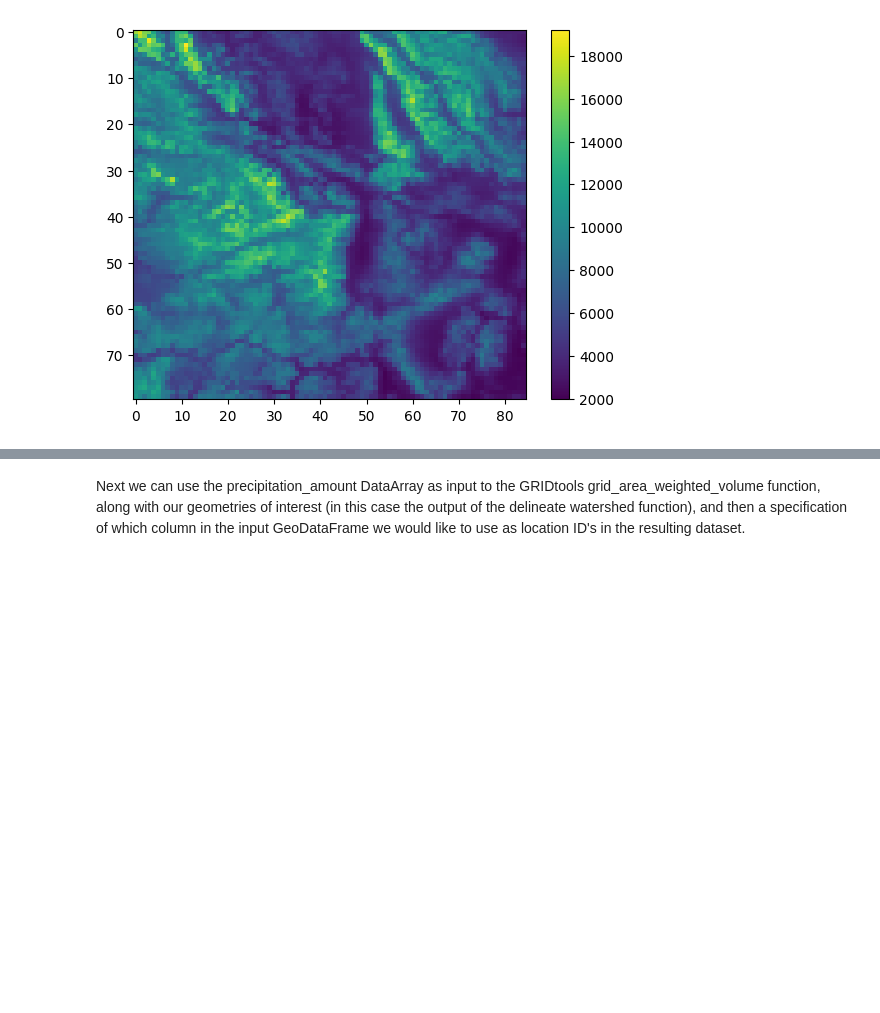
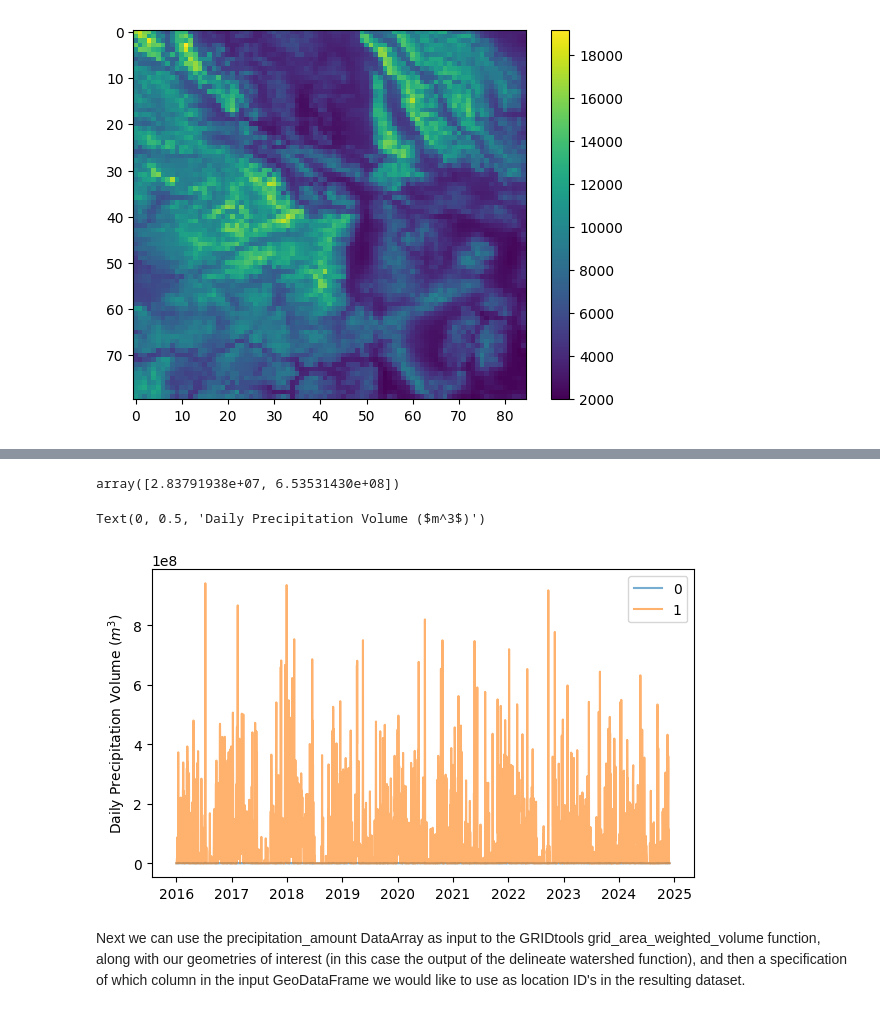
Before and after one commit to MTDNRC-WRD/GRIDtools, a Jupyter notebook: Examples/area_weighted_precip_test.ipynb, the cells around one changed output, grey strips where cells are left out. Drawn from its saved outputs; the diff is of its cells as text; code cells hidden in the pictures; blank space fills up the shorter version.

```diff
--- a/Examples/area_weighted_precip_test.ipynb
+++ b/Examples/area_weighted_precip_test.ipynb
@@ -66,0 +81,4 @@ plt.colorbar()
+# %%
+import xvec
+t_geom = result.to_crs(5071)
+exac = prcp_proj.xvec.zonal_stats(t_geom.geometry, x_coords='x', y_coords='y', stats="sum", method='exactextract')
@@ -67,3 +105,19 @@ plt.colorbar()
+# %%
+areas = exac.sel(time='2016-01-01').xvec.to_geodataframe(name='t1').geometry.area
+# %%
+areas.values
+# %% [output]
+array([2.83791938e+07, 6.53531430e+08])
+# %%
+fig = plt.figure(figsize=(7,4))
+ax = fig.add_subplot(111)
+for i in range(len(exac.geometry.values)):
+    ax.plot_date(exac.time.values, exac.isel(geometry=i, variable=0).values * areas.values[i], marker=None, ls='solid', label=i, alpha=0.6)
+ax.legend()
+ax.set_ylabel('Daily Precipitation Volume ($m^3$)')
+# %% [output]
+Text(0, 0.5, 'Daily Precipitation Volume ($m^3$)')
+[figure, added]
 # %% [markdown]
 Next we can use the precipitation_amount DataArray as input to the GRIDtools grid_area_weighted_volume function, along with our geometries of interest (in this case the output of the delineate watershed function), and then a specification of which column in the input GeoDataFrame we would like to use as location ID's in the resulting dataset.
 # %%
```
Also changed, not shown: parts of 8 cells of this notebook, 2 other files.
